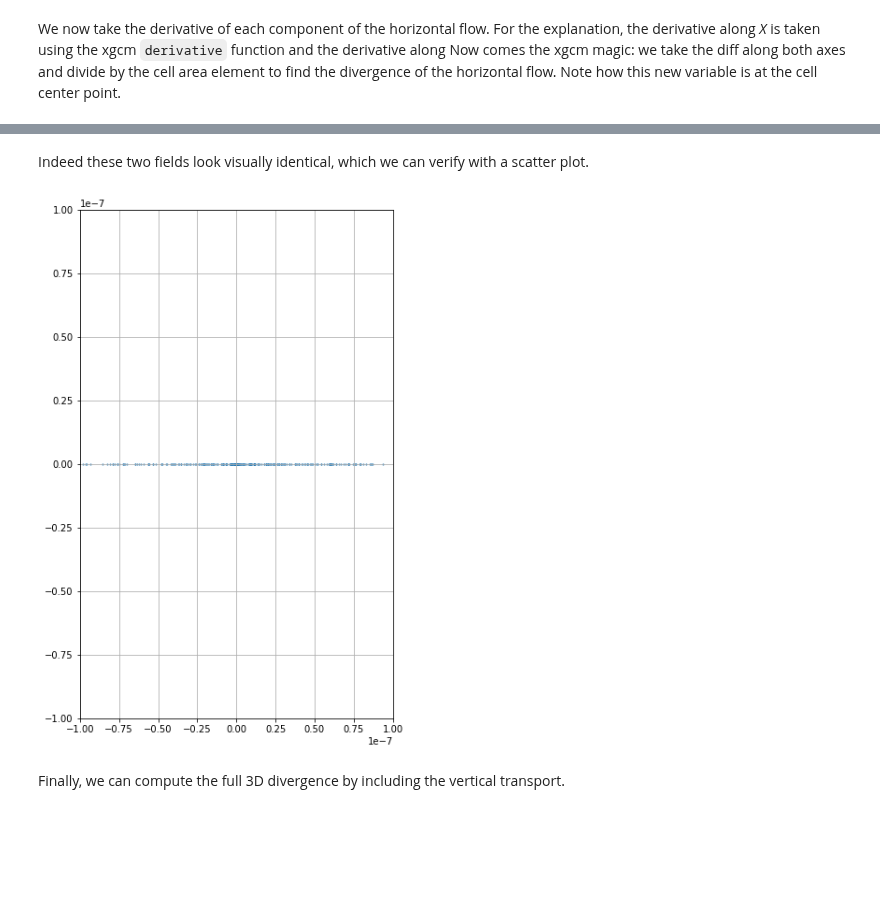
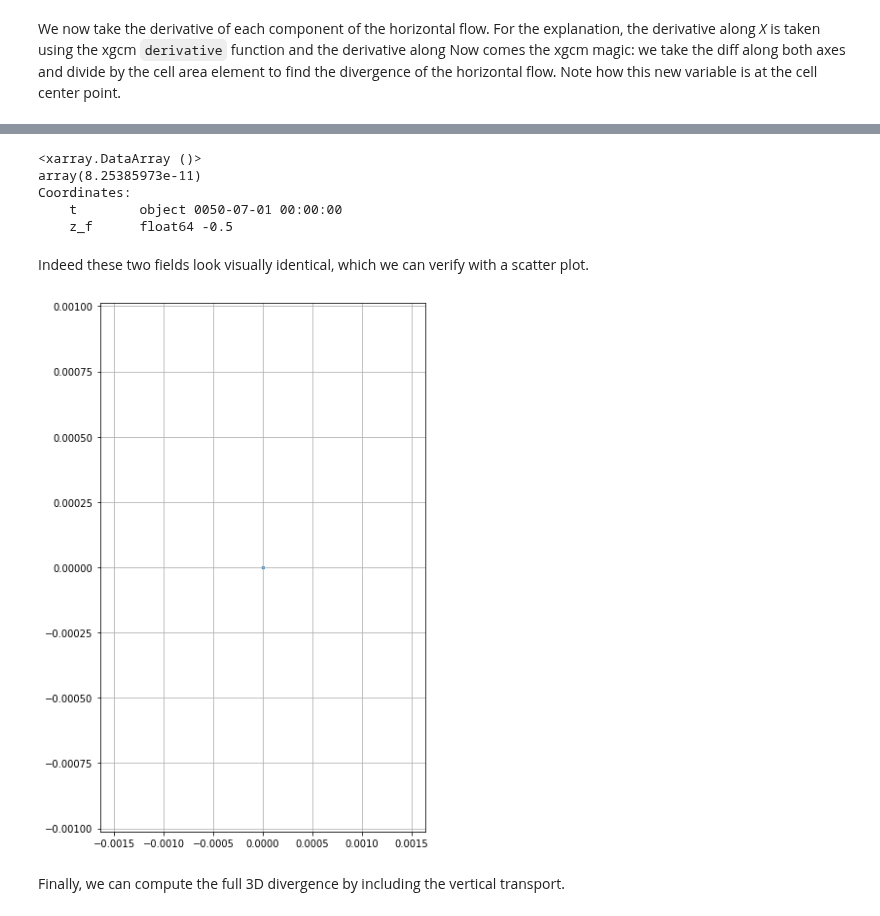
Before and after one commit to xgcm/xgcm, a Jupyter notebook: doc/example_nemo_idealized.ipynb, the cells around one changed output, grey strips where cells are left out. Drawn from its saved outputs; the diff is of its cells as text; code cells hidden in the pictures; blank space fills up the shorter version.

```diff
--- a/doc/example_nemo_idealized.ipynb
+++ b/doc/example_nemo_idealized.ipynb
@@ -62,0 +48,6 @@ Dimensions without coordinates: axis_nbounds
+# %%
+file_name_domcfg = '../../NEMO_example_and_test_data/Idealized_basin/xnemogcm.domcfg.nc'
+domcfg = xr.open_dataset(file_name_domcfg)
+print('\ndomcfg\n', domcfg)
+
+ds = xr.open_dataset('../../NEMO_example_and_test_data/Idealized_basin/xnemogcm.nemo.nc')
@@ -168,13 +177,8 @@ The first T point along x is an earth point, we can use a 'fill' boundary with a
 bd = 'fill'
 fv = 0
 
-# todo remove next line
-ds['vo'][0,:,0] = 0
-# todo remove next line
-ds['uo'][0,:,0] = 0
-# todo remove next line
-ds['woce'][0,:,0] = 0
-
 div_uv = grid.derivative(ds.uo, 'X', boundary=bd, fill_value=fv) \
     + grid.diff(ds.vo * domcfg.e1v * ds.e3v, 'Y', boundary=bd, fill_value=fv) / (domcfg.e1t * domcfg.e2t * ds.e3t)
-print(div_uv.coords)
+div_uvw = grid.derivative(ds.uo, 'X', boundary=bd, fill_value=fv) \
+    + grid.diff(ds.vo * domcfg.e1v * ds.e3v, 'Y', boundary=bd, fill_value=fv) / (domcfg.e1t * domcfg.e2t * ds.e3t) \
+    + grid.diff(ds.woce, 'Z', boundary=bd, fill_value=fv) / ds.e3t
@@ -188,0 +196,5 @@ Coordinates:
+# %%
+ds.zos[:,0] = ds.zos[:,1]
+ds.zos[:,-1] = ds.zos[:,-2]
+ds.zos[:,:,0] = ds.zos[:,:,1]
+ds.zos[:,:,-1] = ds.zos[:,:,-2]
@@ -215,12 +247,20 @@ ds.woce[0,1].plot()
+# %%
+abs((w - ds.woce)[0,0]).max()
+# %% [output]
+<xarray.DataArray ()>
+array(8.25385973e-11)
+Coordinates:
+    t        object 0050-07-01 00:00:00
+    z_f      float64 -0.5
 # %% [markdown]
 Indeed these two fields look visually identical, which we can verify with a scatter plot.
 # %%
 plt.scatter(((-div_uv*ds.e3t).sum(dim='z_c'))[0,2:-1,1:-1], ds.woce[0,0][2:-1,1:-1], s=1)
-plt.ylim([-1e-7, 1e-7])
-plt.xlim([-1e-7, 1e-7])
+#plt.ylim([-0.5e-8, 0.5e-8])
+#plt.xlim([-0.5e-8, 0.5e-8])
 plt.grid()
 # %% [output]
-[figure, old version]
+[figure, new version]
 # %% [markdown]
 Finally, we can compute the full 3D divergence by including the vertical transport.
 # %%
```
Also changed, not shown: parts of 15 cells of this notebook.
